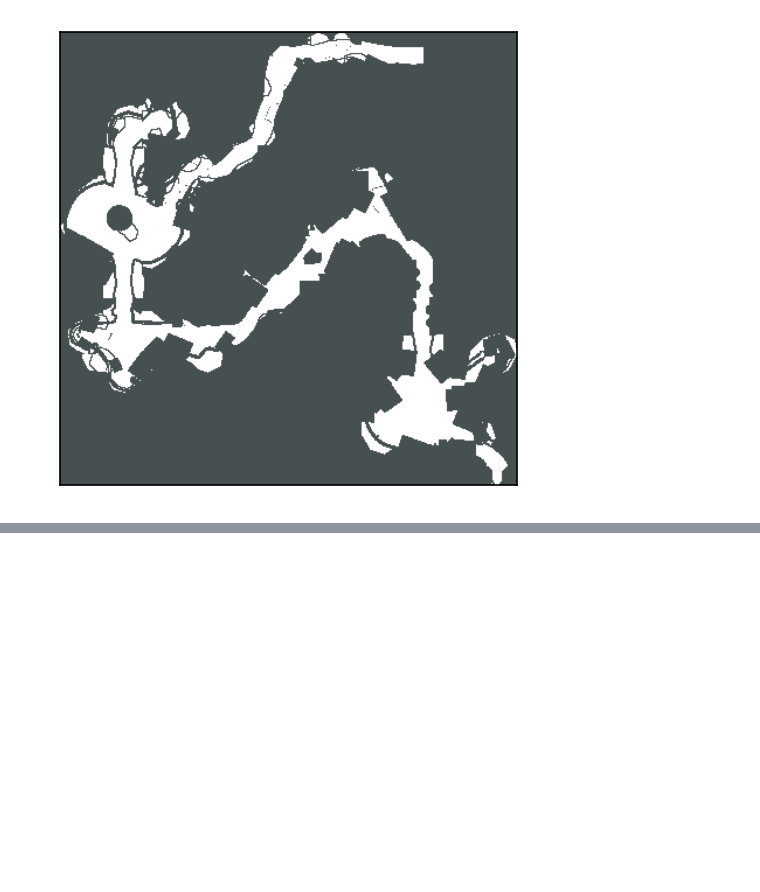
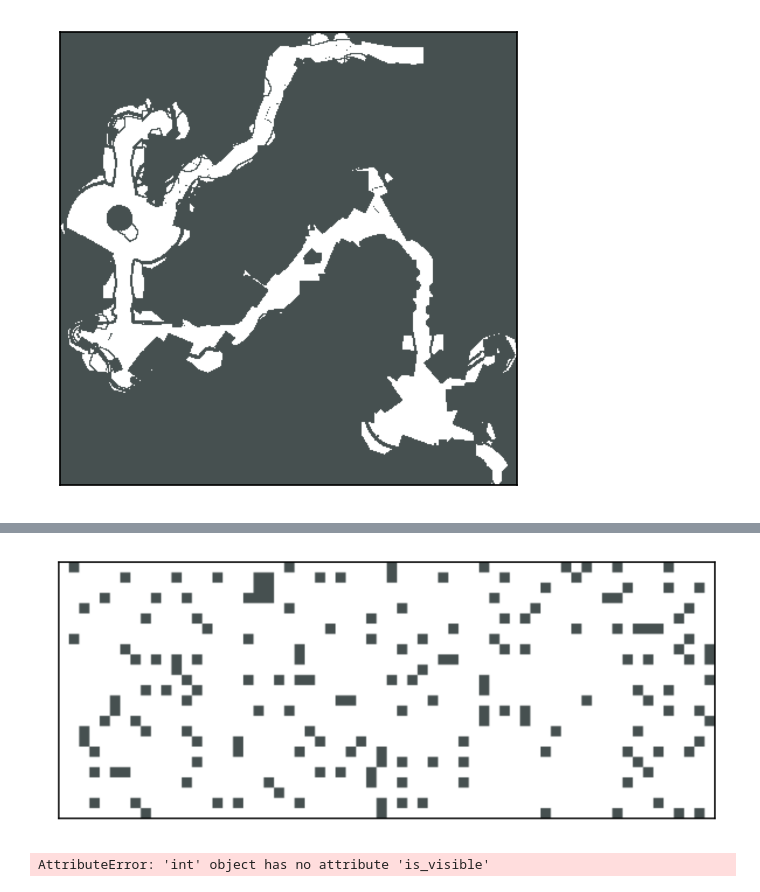
Before and after one commit to aokiga/d_star_lite, a Jupyter notebook: test_and_visual.ipynb, the cells around one changed output, grey strips where cells are left out. Drawn from its saved outputs; the diff is of its cells as text; code cells hidden in the pictures; blank space fills up the shorter version.

```diff
--- a/test_and_visual.ipynb
+++ b/test_and_visual.ipynb
@@ -16,0 +19,4 @@ draw(maps_rnd[3][3])
+# %%
+draw(sensor_maps[3])
+# %% [output]
+[figure, added]
@@ -16,0 +25,4 @@ draw(maps_rnd[3][3])
+# %%
+p, _, _ = a_star_replanning(sensor_maps[3], (0,0), (24, 63), 0, 1)
+# %% [output]
+AttributeError: 'int' object has no attribute 'is_visible'
```
Also changed, not shown: parts of 5 cells of this notebook, 4 other files.
